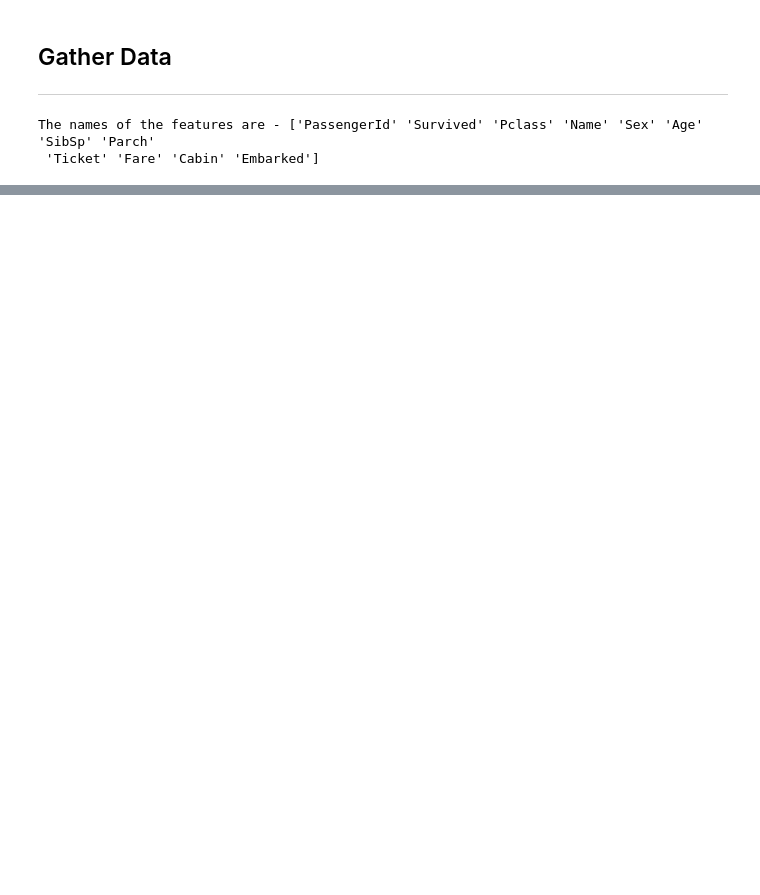
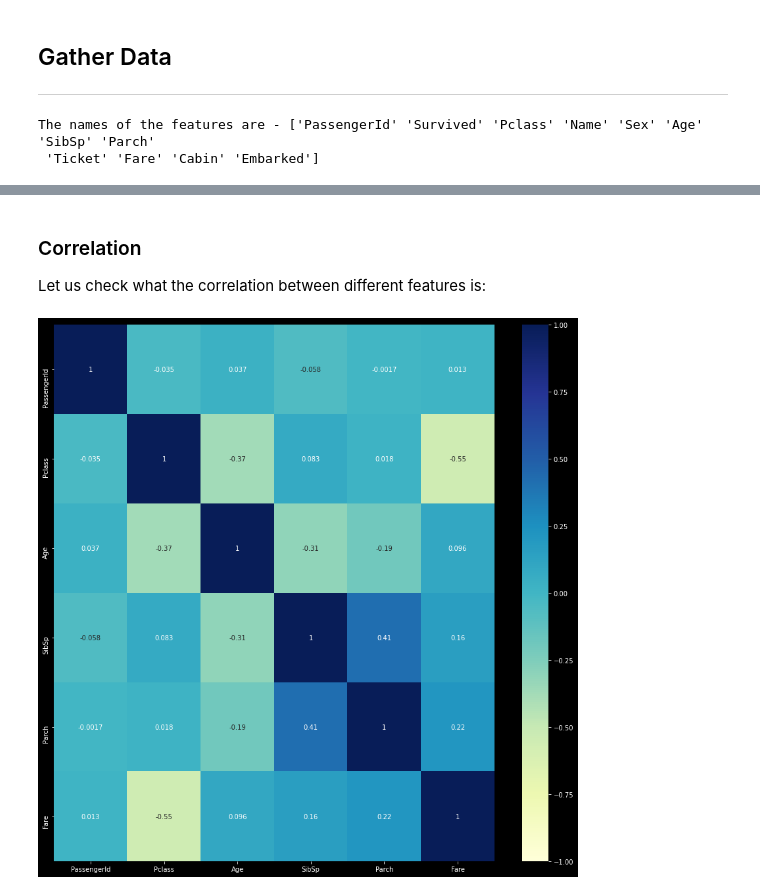
Before and after one commit to A-F-V/T3M, a Jupyter notebook: round 1/notebooks/titanic.ipynb, the cells around one changed output, grey strips where cells are left out. Drawn from its saved outputs; the diff is of its cells as text; code cells hidden in the pictures; blank space fills up the shorter version.

```diff
--- a/round 1/notebooks/titanic.ipynb
+++ b/round 1/notebooks/titanic.ipynb
@@ -65,7 +70,9 @@ print("The names of the features are - " +str(feature_names))
 The names of the features are - ['PassengerId' 'Survived' 'Pclass' 'Name' 'Sex' 'Age' 'SibSp' 'Parch'
  'Ticket' 'Fare' 'Cabin' 'Embarked']
 # %%
-training_set, validation_set, test_set = splitter.split_tvt_set(data_set,[3,1,1])
+data_set_X, data_set_Y = splitter.split_from_labels(data_set,label_names)
+
+training_set, validation_set, test_set = splitter.split_tvt_set(data_set,[3,1,1],seed)
 training_set_X, training_set_Y = splitter.split_from_labels(training_set,label_names)
 validation_sett_X, validation_set_Y = splitter.split_from_labels(validation_set,label_names)
 test_set_X, test_set_Y = splitter.split_from_labels(test_set,label_names)
@@ -74,0 +89,10 @@ test_set_X, test_set_Y = splitter.split_from_labels(test_set,label_names)
+# %% [markdown]
+### Correlation
+Let us check what the correlation between different features is:
+# %%
+correlation_matrix = data_set_X.corr()
+plt.figure(figsize=(15,15))
+sns.heatmap(correlation_matrix,annot=True,vmin=-1,vmax=1,cmap='YlGnBu')
+plt.show()
+# %% [output]
+[figure, added]
```
Also changed, not shown: parts of 8 cells of this notebook, 2 other files.
